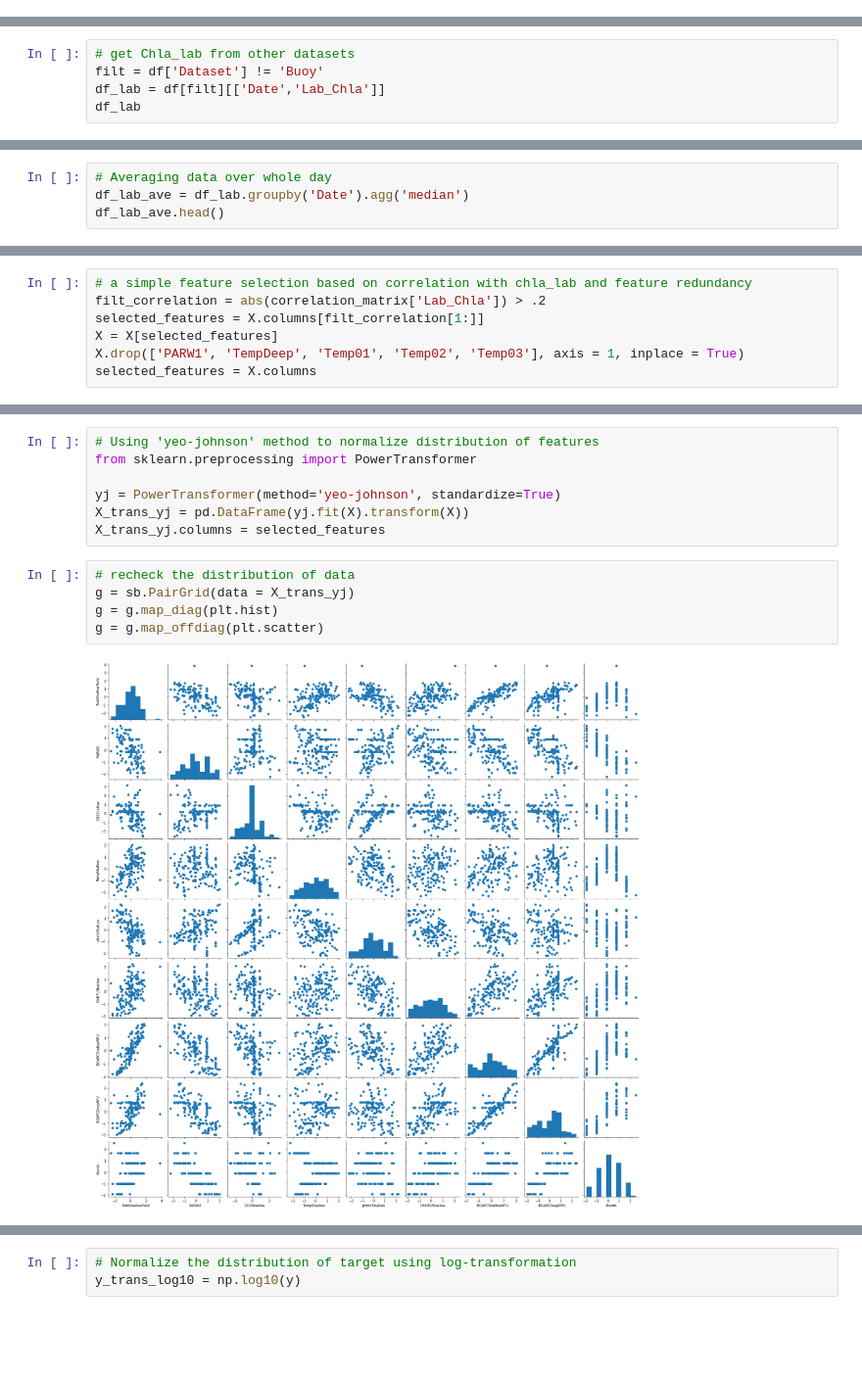
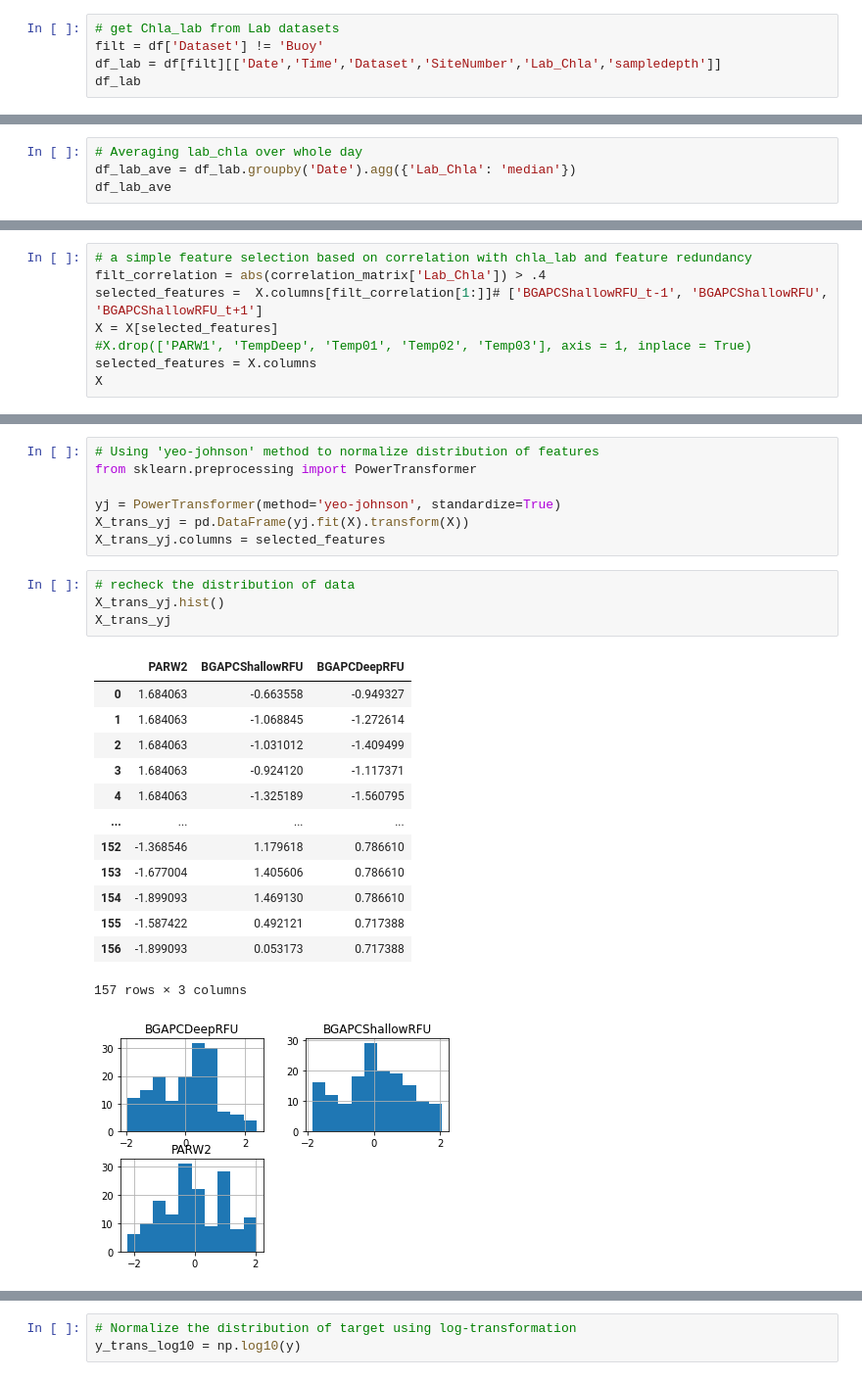
Before and after one commit to AmirM69/p1_BPL_chla_BuoyData, a Jupyter notebook: chla_prediction_daily_averaged.ipynb, the cells around one changed output, grey strips where cells are left out. Shown at 98% size. Saved outputs shown, nothing was run; the diff lists cells and outputs as text; blank space fills up the shorter version.

```diff
--- a/chla_prediction_daily_averaged.ipynb
+++ b/chla_prediction_daily_averaged.ipynb
@@ -36,3 +42,8 @@ df_buoy
 | 109166 | 2019-10-03 | NaN | NaN | NaN | NaN | NaN | NaN | NaN | ... |
 | 109167 | 2019-10-03 | NaN | NaN | NaN | NaN | NaN | NaN | NaN | ... |
 109168 rows × 40 columns
+# %%
+# get Chla_lab from Lab datasets
+filt = df['Dataset'] != 'Buoy'
+df_lab = df[filt][['Date','Time','Dataset','SiteNumber','Lab_Chla','sampledepth']]
+df_lab
@@ -287,8 +314,3 @@ df_buoy_ave.head()
 df_buoy_ave.shape
 # %% [output]
 (784, 28)
-# %%
-# get Chla_lab from other datasets
-filt = df['Dataset'] != 'Buoy'
-df_lab = df[filt][['Date','Lab_Chla']]
-df_lab
@@ -309,7 +317,7 @@ df_lab
 # %%
-# Averaging data over whole day
-df_lab_ave = df_lab.groupby('Date').agg('median')
-df_lab_ave.head()
+# Averaging lab_chla over whole day
+df_lab_ave = df_lab.groupby('Date').agg({'Lab_Chla': 'median'})
+df_lab_ave
 # %% [output]
 |  | Lab_Chla |
 | Date |  |
@@ -376,8 +391,9 @@ max      270.000000
 Name: Lab_Chla, dtype: float64
 # %%
 # a simple feature selection based on correlation with chla_lab and feature redundancy
-filt_correlation = abs(correlation_matrix['Lab_Chla']) > .2
-selected_features = X.columns[filt_correlation[1:]]
+filt_correlation = abs(correlation_matrix['Lab_Chla']) > .4
+selected_features =  X.columns[filt_correlation[1:]]# ['BGAPCShallowRFU_t-1', 'BGAPCShallowRFU', 'BGAPCShallowRFU_t+1']
 X = X[selected_features]
-X.drop(['PARW1', 'TempDeep', 'Temp01', 'Temp02', 'Temp03'], axis = 1, inplace = True)
+#X.drop(['PARW1', 'TempDeep', 'Temp01', 'Temp02', 'Temp03'], axis = 1, inplace = True)
 selected_features = X.columns
+X
@@ -397,8 +428,20 @@ X_trans_yj = pd.DataFrame(yj.fit(X).transform(X))
 X_trans_yj.columns = selected_features
 # %%
 # recheck the distribution of data
-g = sb.PairGrid(data = X_trans_yj)
-g = g.map_diag(plt.hist)
-g = g.map_offdiag(plt.scatter)
+X_trans_yj.hist()
+X_trans_yj
 # %% [output]
+|  | PARW2 | BGAPCShallowRFU | BGAPCDeepRFU |
+| 0 | 1.684063 | -0.663558 | -0.949327 |
+| 1 | 1.684063 | -1.068845 | -1.272614 |
+| 2 | 1.684063 | -1.031012 | -1.409499 |
+| 3 | 1.684063 | -0.924120 | -1.117371 |
+| 4 | 1.684063 | -1.325189 | -1.560795 |
+| ... | ... | ... | ... |
+| 152 | -1.368546 | 1.179618 | 0.786610 |
+| 153 | -1.677004 | 1.405606 | 0.786610 |
+| 154 | -1.899093 | 1.469130 | 0.786610 |
+| 155 | -1.587422 | 0.492121 | 0.717388 |
+| 156 | -1.899093 | 0.053173 | 0.717388 |
+157 rows × 3 columns
-[figure, old version]
+[figure, new version]
```
Also changed, not shown: parts of 18 cells of this notebook.
